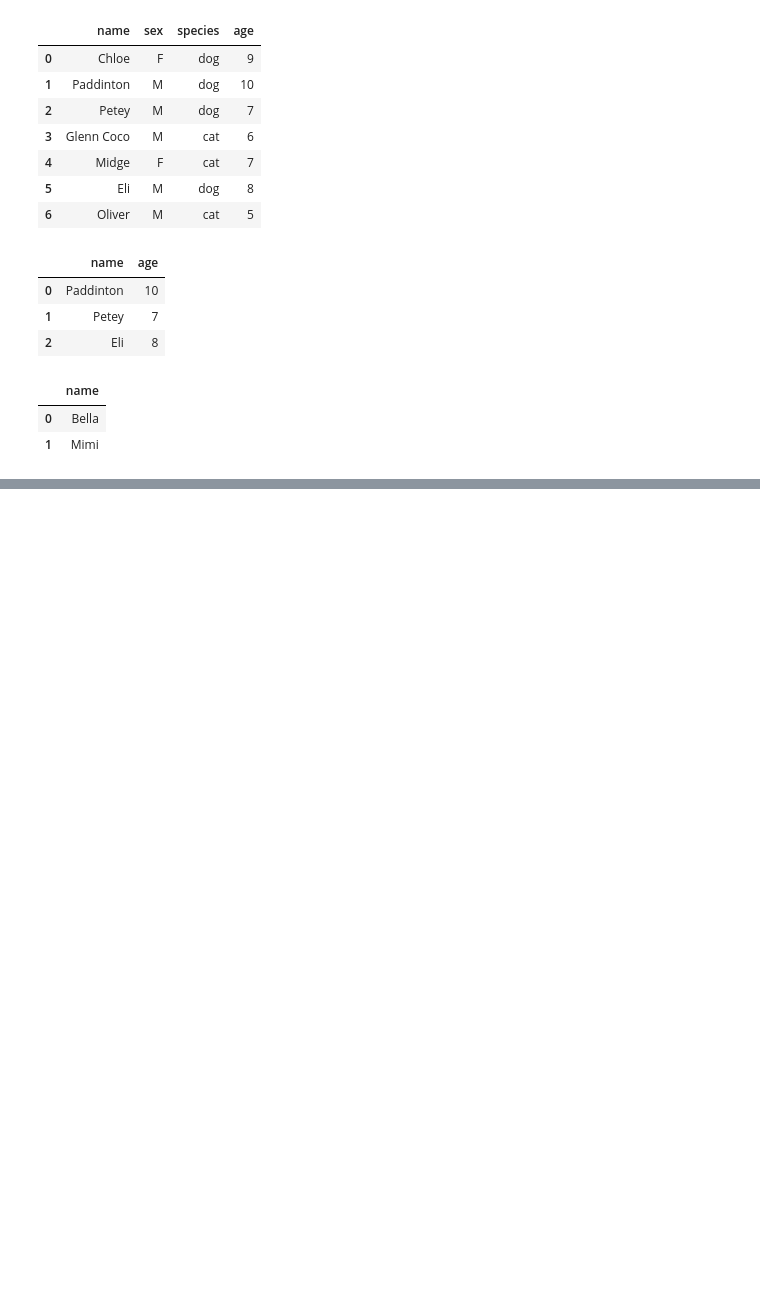
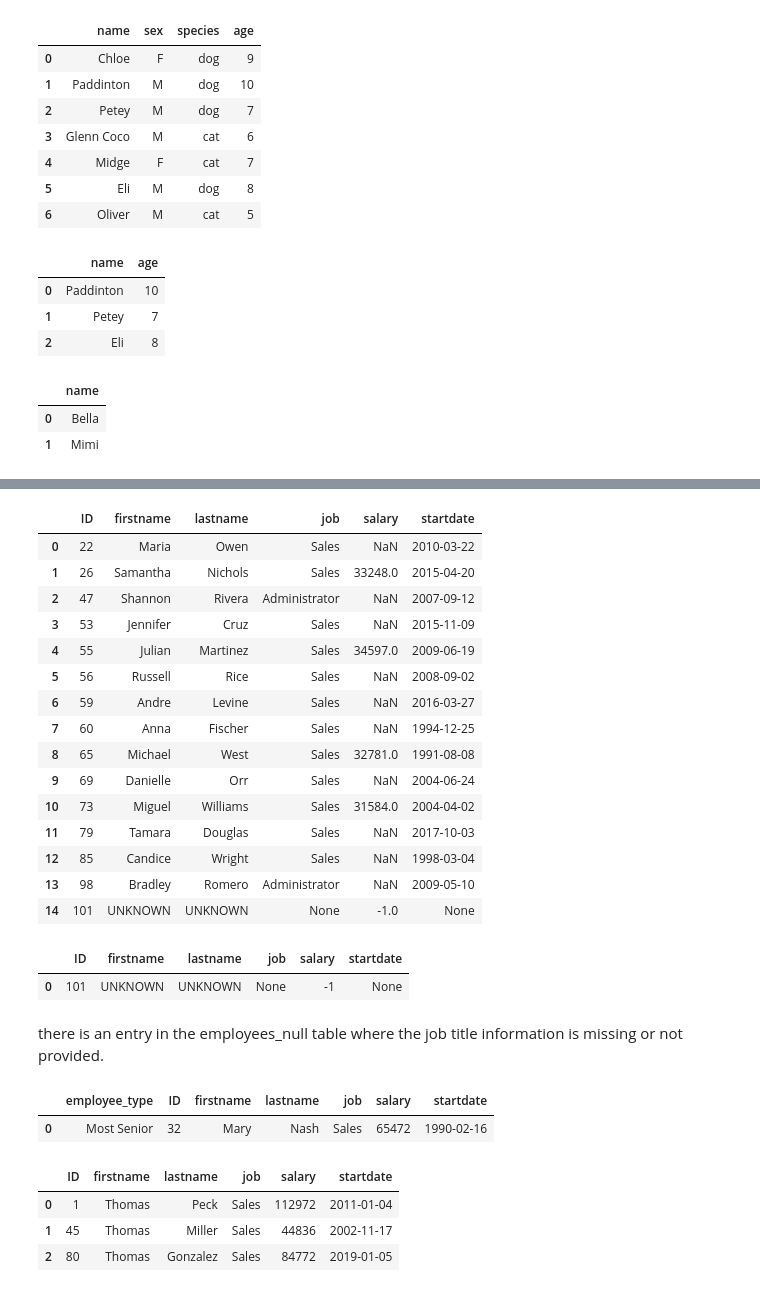
Before and after one commit to tamadasun/SQL_challenge, a Jupyter notebook: 01_basic.ipynb, the cells around one changed output, grey strips where cells are left out. Drawn from its saved outputs; the diff is of its cells as text; code cells hidden in the pictures; blank space fills up the shorter version.

```diff
--- a/01_basic.ipynb
+++ b/01_basic.ipynb
@@ -359,10 +456,86 @@ result10
 # %%
 #16 Select all employees from employees_null where the salary is below $35,000 or missing.
+
+query = """
+SELECT *
+FROM employees_null
+WHERE salary IS NULL OR salary < 35000;
+"""
+
+result16 = sql.read_sql(query, conn)
+
+result16
+# %% [output]
+|  | ID | firstname | lastname | job | salary | startdate |
+| 0 | 22 | Maria | Owen | Sales | NaN | 2010-03-22 |
+| 1 | 26 | Samantha | Nichols | Sales | 33248.0 | 2015-04-20 |
+| 2 | 47 | Shannon | Rivera | Administrator | NaN | 2007-09-12 |
+| 3 | 53 | Jennifer | Cruz | Sales | NaN | 2015-11-09 |
+| 4 | 55 | Julian | Martinez | Sales | 34597.0 | 2009-06-19 |
+| 5 | 56 | Russell | Rice | Sales | NaN | 2008-09-02 |
+| 6 | 59 | Andre | Levine | Sales | NaN | 2016-03-27 |
+| 7 | 60 | Anna | Fischer | Sales | NaN | 1994-12-25 |
+| 8 | 65 | Michael | West | Sales | 32781.0 | 1991-08-08 |
+| 9 | 69 | Danielle | Orr | Sales | NaN | 2004-06-24 |
+| 10 | 73 | Miguel | Williams | Sales | 31584.0 | 2004-04-02 |
+| 11 | 79 | Tamara | Douglas | Sales | NaN | 2017-10-03 |
+| 12 | 85 | Candice | Wright | Sales | NaN | 1998-03-04 |
+| 13 | 98 | Bradley | Romero | Administrator | NaN | 2009-05-10 |
+| 14 | 101 | UNKNOWN | UNKNOWN | None | -1.0 | None |
 # %%
 #17 Select all employees from employees_null where the job title is missing. What do you see?
+
+query = """
+SELECT *
+FROM employees_null
+WHERE job IS NULL;
+"""
+
+result17 = sql.read_sql(query, conn)
+
+result17
+# %% [output]
+|  | ID | firstname | lastname | job | salary | startdate |
+| 0 | 101 | UNKNOWN | UNKNOWN | None | -1 | None |
+# %% [markdown]
+there is an entry in the employees_null table where the job title information is missing or not provided.
 # %%
 #18 Who is the newest employee in employees? The most senior?
+
+query = """
+SELECT 'Newest' AS employee_type, *
+FROM employees
+ORDER BY startdate DESC
+LIMIT 1;
+"""
+query2 = """
+SELECT 'Most Senior' AS employee_type, *
+FROM employees
+ORDER BY startdate ASC
+LIMIT 1
+"""
+result18 = sql.read_sql(query2, conn)
+
+result18
+# %% [output]
+|  | employee_type | ID | firstname | lastname | job | salary | startdate |
+| 0 | Most Senior | 32 | Mary | Nash | Sales | 65472 | 1990-02-16 |
 # %%
 #19 Select all employees from employees named Thomas.
+
+query = """
+SELECT *
+FROM employees
+WHERE lastname = 'Thomas' OR firstname = 'Thomas';
+"""
+
+result19 = sql.read_sql(query, conn)
+
+result19
+# %% [output]
+|  | ID | firstname | lastname | job | salary | startdate |
+| 0 | 1 | Thomas | Peck | Sales | 112972 | 2011-01-04 |
+| 1 | 45 | Thomas | Miller | Sales | 44836 | 2002-11-17 |
+| 2 | 80 | Thomas | Gonzalez | Sales | 84772 | 2019-01-05 |
 # %%
 #20 Select all employees from employees named Thomas or Shannon.
```
Also changed, not shown: parts of 7 cells of this notebook.
